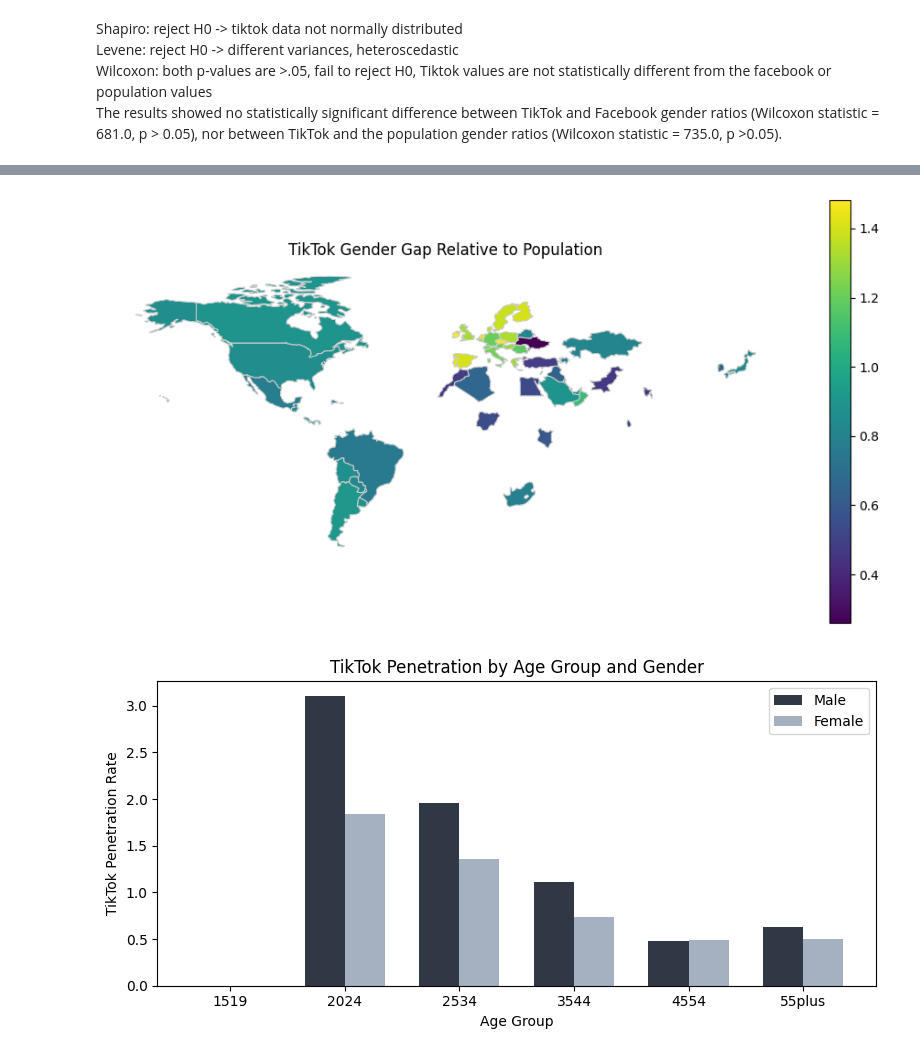
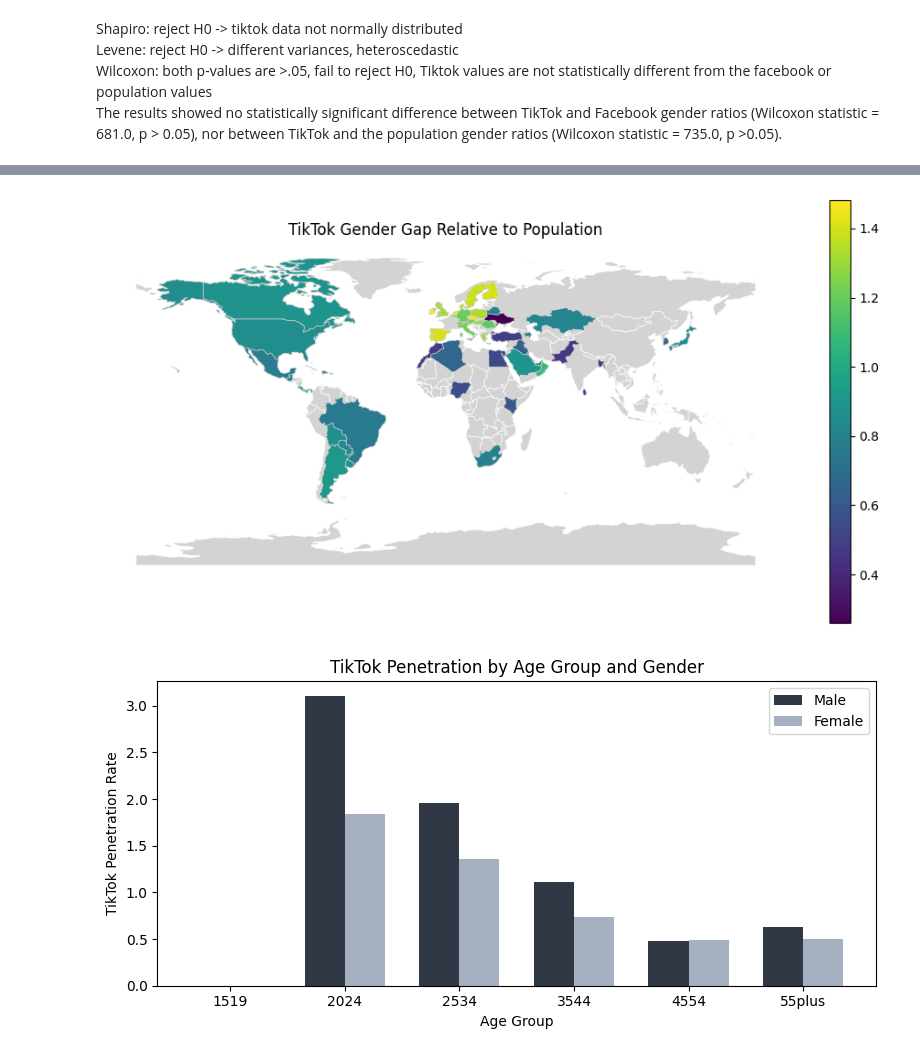
Before and after one commit to hschwed/PDSAI, a Jupyter notebook: poster_input/analyses.ipynb, the cells around one changed output, grey strips where cells are left out. Cells and saved outputs as stored; diff of their text form; code cells hidden in the pictures.

```diff
--- a/poster_input/analyses.ipynb
+++ b/poster_input/analyses.ipynb
@@ -180,29 +180,38 @@ Total & TikTok  aud. estimate & 342 & 5,373,714.91 & 10,552,845.71 & 1,000.00 &
 # %%
 # creating map of tiktok
 import geopandas as gpd
 import pandas as pd
 import matplotlib.pyplot as plt
 
 # Example data
 df = pd.read_csv("../outputs/gap_by_country.csv")
 df = df[["country_code","relative_gap"]]
 
 # Load world geometry
 world = gpd.read_file("map/ne_110m_admin_0_countries.shp")
 
 # Merge
 df = df.rename(columns={"country_code": "ISO_A3"})
 merged = world.merge(df, on='ISO_A3', how='left')
 
 # Plot
 fig, ax = plt.subplots(figsize=(12, 6))
-merged.plot(column='relative_gap', cmap='viridis', linewidth=0.8, edgecolor='0.8',
-            legend=True, ax=ax)
+world.plot(ax=ax, color='lightgrey', edgecolor='white', linewidth=0.5)
+
+merged.dropna(subset=["relative_gap"]).plot(
+    column='relative_gap',
+    cmap='viridis',
+    linewidth=0.5,
+    edgecolor='0.8',
+    legend=True,
+    ax=ax
+)
+
 ax.set_title('TikTok Gender Gap Relative to Population')
 plt.axis('off')
 plt.show()
 # %% [output]
-[figure, old version]
+[figure, new version]
 # %%
 import pandas as pd
 import matplotlib.pyplot as plt
```
